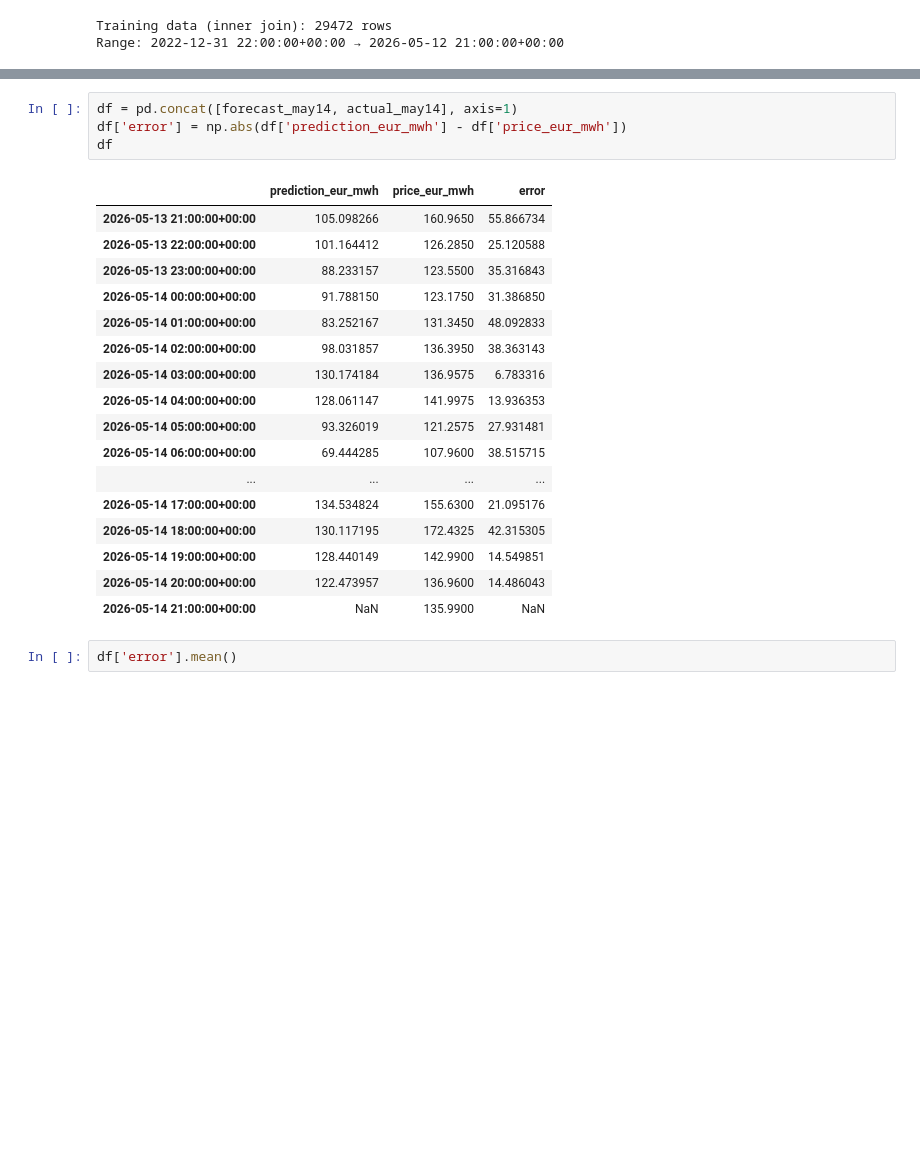
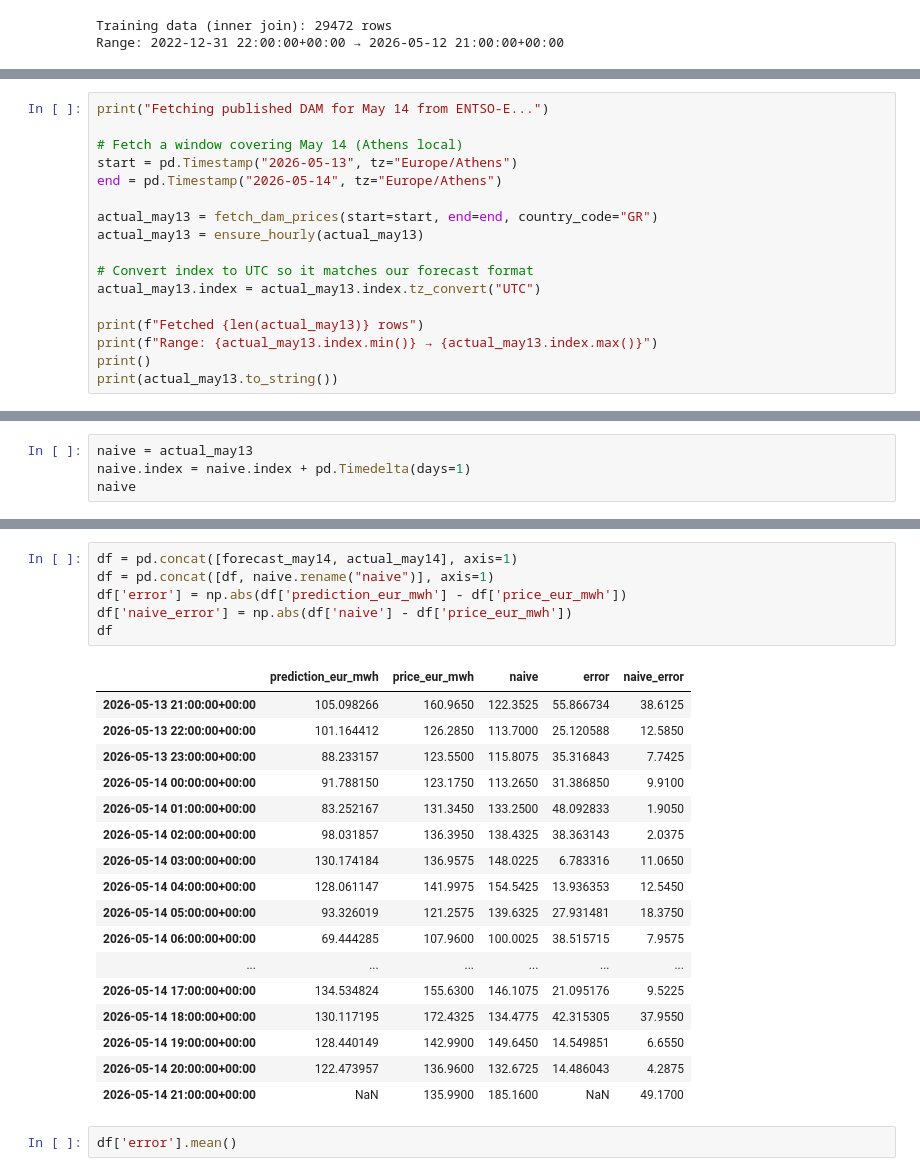
Before and after one commit to harrisderalas-ai/greek-dam-forecasting, a Jupyter notebook: notebooks/09_run_pipeline_to_compare_with_Azure.ipynb, the cells around one changed output, grey strips where cells are left out. Cells and saved outputs as stored; diff of their text form; blank space fills up the shorter version.

Commit message:
Created daily fetching of data functions (#9)

```diff
--- a/notebooks/09_run_pipeline_to_compare_with_Azure.ipynb
+++ b/notebooks/09_run_pipeline_to_compare_with_Azure.ipynb
@@ -172,3 +176,20 @@ Range: 2026-05-13 21:00:00+00:00 → 2026-05-14 21:00:00+00:00
 2026-05-14 20:00:00+00:00    136.9600
 2026-05-14 21:00:00+00:00    135.9900
 Freq: h
+# %%
+print("Fetching published DAM for May 14 from ENTSO-E...")
+
+# Fetch a window covering May 14 (Athens local)
+start = pd.Timestamp("2026-05-13", tz="Europe/Athens")
+end = pd.Timestamp("2026-05-14", tz="Europe/Athens")
+
+actual_may13 = fetch_dam_prices(start=start, end=end, country_code="GR")
+actual_may13 = ensure_hourly(actual_may13)
+
+# Convert index to UTC so it matches our forecast format
+actual_may13.index = actual_may13.index.tz_convert("UTC")
+
+print(f"Fetched {len(actual_may13)} rows")
+print(f"Range: {actual_may13.index.min()} → {actual_may13.index.max()}")
+print()
+print(actual_may13.to_string())
@@ -174,0 +214,4 @@ Freq: h
+# %%
+naive = actual_may13
+naive.index = naive.index + pd.Timedelta(days=1)
+naive
@@ -205,26 +273,28 @@ fig.update_layout(
 fig.show()
 # %%
 df = pd.concat([forecast_may14, actual_may14], axis=1)
+df = pd.concat([df, naive.rename("naive")], axis=1)
 df['error'] = np.abs(df['prediction_eur_mwh'] - df['price_eur_mwh'])
+df['naive_error'] = np.abs(df['naive'] - df['price_eur_mwh'])
 df
 # %% [output]
-|  | prediction_eur_mwh | price_eur_mwh | error |
-| 2026-05-13 21:00:00+00:00 | 105.098266 | 160.9650 | 55.866734 |
-| 2026-05-13 22:00:00+00:00 | 101.164412 | 126.2850 | 25.120588 |
-| 2026-05-13 23:00:00+00:00 | 88.233157 | 123.5500 | 35.316843 |
-| 2026-05-14 00:00:00+00:00 | 91.788150 | 123.1750 | 31.386850 |
-| 2026-05-14 01:00:00+00:00 | 83.252167 | 131.3450 | 48.092833 |
-| 2026-05-14 02:00:00+00:00 | 98.031857 | 136.3950 | 38.363143 |
-| 2026-05-14 03:00:00+00:00 | 130.174184 | 136.9575 | 6.783316 |
-| 2026-05-14 04:00:00+00:00 | 128.061147 | 141.9975 | 13.936353 |
-| 2026-05-14 05:00:00+00:00 | 93.326019 | 121.2575 | 27.931481 |
-| 2026-05-14 06:00:00+00:00 | 69.444285 | 107.9600 | 38.515715 |
-| ... | ... | ... | ... |
-| 2026-05-14 17:00:00+00:00 | 134.534824 | 155.6300 | 21.095176 |
-| 2026-05-14 18:00:00+00:00 | 130.117195 | 172.4325 | 42.315305 |
-| 2026-05-14 19:00:00+00:00 | 128.440149 | 142.9900 | 14.549851 |
-| 2026-05-14 20:00:00+00:00 | 122.473957 | 136.9600 | 14.486043 |
-| 2026-05-14 21:00:00+00:00 | NaN | 135.9900 | NaN |
+|  | prediction_eur_mwh | price_eur_mwh | naive | error | naive_error |
+| 2026-05-13 21:00:00+00:00 | 105.098266 | 160.9650 | 122.3525 | 55.866734 | 38.6125 |
+| 2026-05-13 22:00:00+00:00 | 101.164412 | 126.2850 | 113.7000 | 25.120588 | 12.5850 |
+| 2026-05-13 23:00:00+00:00 | 88.233157 | 123.5500 | 115.8075 | 35.316843 | 7.7425 |
+| 2026-05-14 00:00:00+00:00 | 91.788150 | 123.1750 | 113.2650 | 31.386850 | 9.9100 |
+| 2026-05-14 01:00:00+00:00 | 83.252167 | 131.3450 | 133.2500 | 48.092833 | 1.9050 |
+| 2026-05-14 02:00:00+00:00 | 98.031857 | 136.3950 | 138.4325 | 38.363143 | 2.0375 |
+| 2026-05-14 03:00:00+00:00 | 130.174184 | 136.9575 | 148.0225 | 6.783316 | 11.0650 |
+| 2026-05-14 04:00:00+00:00 | 128.061147 | 141.9975 | 154.5425 | 13.936353 | 12.5450 |
+| 2026-05-14 05:00:00+00:00 | 93.326019 | 121.2575 | 139.6325 | 27.931481 | 18.3750 |
+| 2026-05-14 06:00:00+00:00 | 69.444285 | 107.9600 | 100.0025 | 38.515715 | 7.9575 |
+| ... | ... | ... | ... | ... | ... |
+| 2026-05-14 17:00:00+00:00 | 134.534824 | 155.6300 | 146.1075 | 21.095176 | 9.5225 |
+| 2026-05-14 18:00:00+00:00 | 130.117195 | 172.4325 | 134.4775 | 42.315305 | 37.9550 |
+| 2026-05-14 19:00:00+00:00 | 128.440149 | 142.9900 | 149.6450 | 14.549851 | 6.6550 |
+| 2026-05-14 20:00:00+00:00 | 122.473957 | 136.9600 | 132.6725 | 14.486043 | 4.2875 |
+| 2026-05-14 21:00:00+00:00 | NaN | 135.9900 | 185.1600 | NaN | 49.1700 |
 # %%
 df['error'].mean()
 # %% [output]
```
Also changed, not shown: parts of 6 cells of this notebook, 2 other files.
